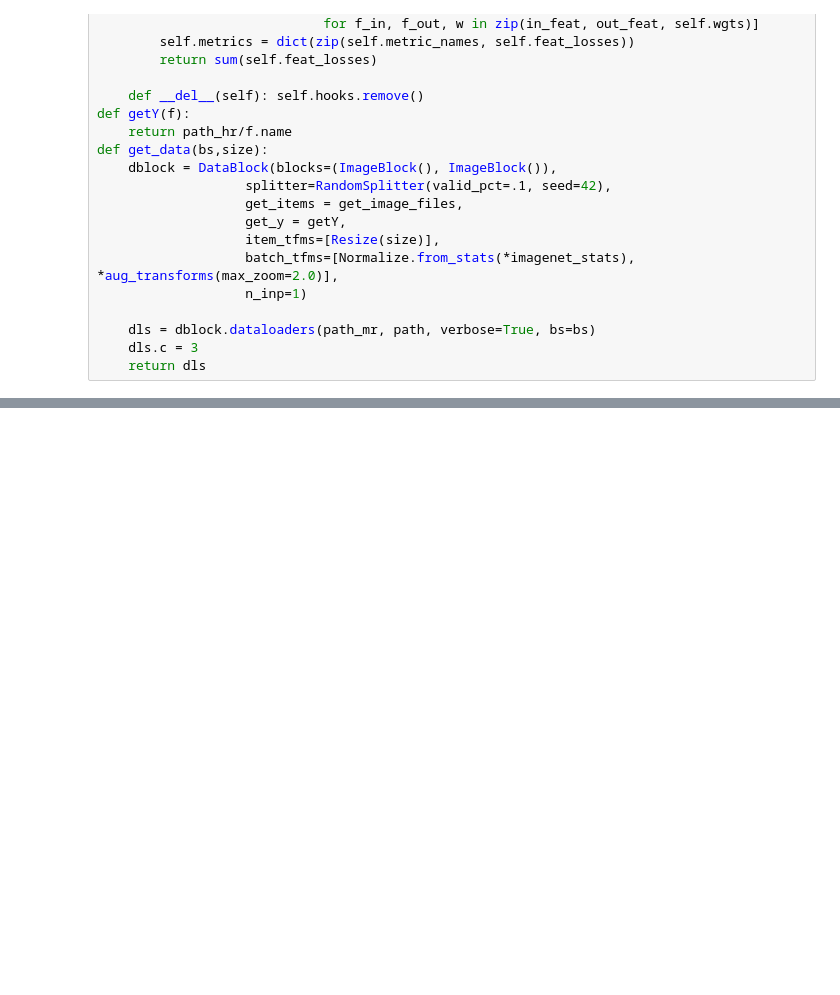
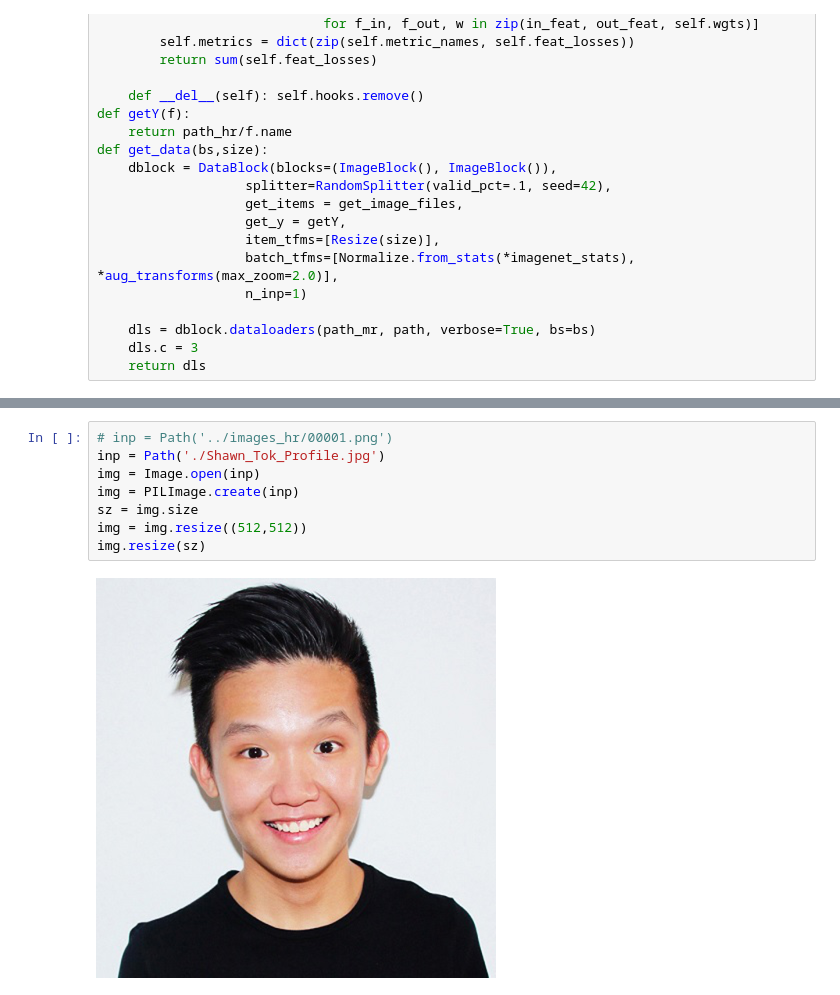
Before and after one commit to davoodwadi/superres, a Jupyter notebook: superres.ipynb, the cells around one changed output, grey strips where cells are left out. Saved outputs shown, nothing was run; the diff lists cells and outputs as text; blank space fills up the shorter version.

```diff
--- a/superres.ipynb
+++ b/superres.ipynb
@@ -64,0 +70,10 @@ PILImage.create(a)
+# %%
+# inp = Path('../images_hr/00001.png')
+inp = Path('./Shawn_Tok_Profile.jpg')
+img = Image.open(inp)
+img = PILImage.create(inp)
+sz = img.size
+img = img.resize((512,512))
+img.resize(sz)
+# %% [output]
+[figure, added]
```
Also changed, not shown: parts of 6 cells of this notebook, 2 other files.
